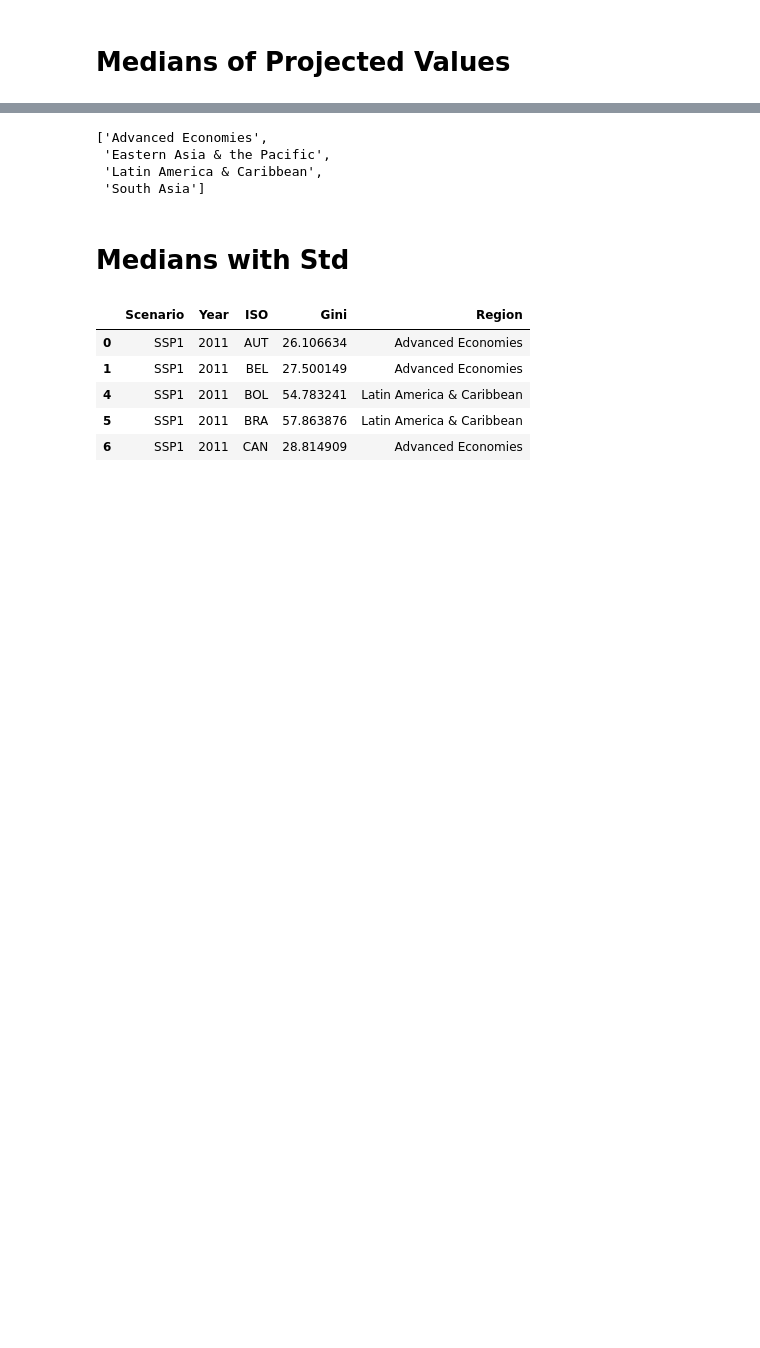
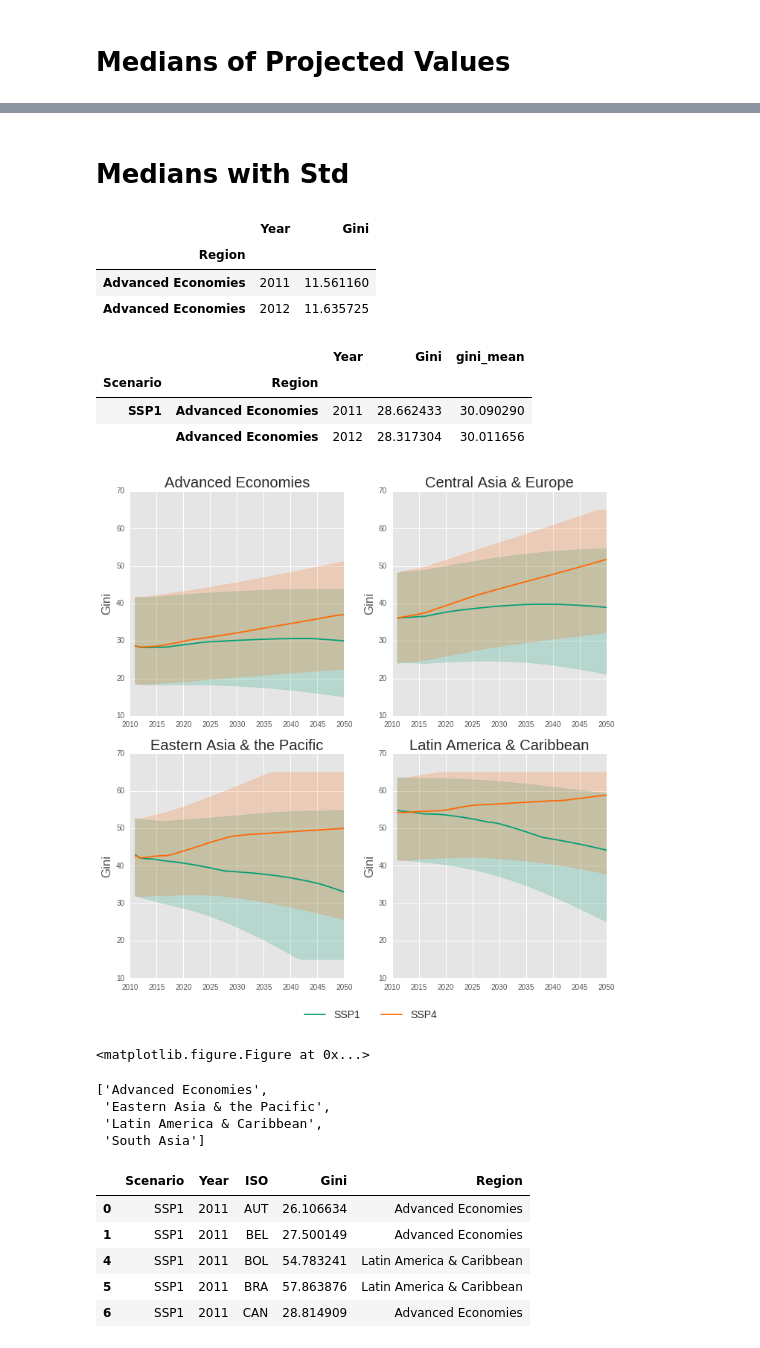
Before and after one commit to gidden/gini_projections_rao_2018, a Jupyter notebook: si_plots.ipynb, the cells around one changed output, grey strips where cells are left out. Drawn from its saved outputs; the diff is of its cells as text; code cells hidden in the pictures; blank space fills up the shorter version.

```diff
--- a/si_plots.ipynb
+++ b/si_plots.ipynb
@@ -223,4 +238,62 @@ plt.clf()
 <matplotlib.figure.Figure at 0x...>
+# %% [markdown]
+# Medians with Std
+# %%
+std = mdf[mdf.Scenario == 'std']
+std.Gini = std.Gini ** 2 # var
+std = (std).groupby(['Region', 'Year']).mean() ** 0.5
+std = std.reset_index().set_index('Region')
+std.head(2)
+# %% [output]
+|  | Year | Gini |
+| Region |  |  |
+| Advanced Economies | 2011 | 11.561160 |
+| Advanced Economies | 2012 | 11.635725 |
+# %%
+data = mdf[mdf.Scenario.isin(ssps)]
+grp = data.groupby(['Region', 'Scenario', 'Year'])
+data = grp.median()
+data['gini_mean'] = grp.mean()
+data = data.reset_index().set_index(['Scenario', 'Region'])
+data.head(2)
+# %% [output]
+|  |  | Year | Gini | gini_mean |
+| Scenario | Region |  |  |  |
+| SSP1 | Advanced Economies | 2011 | 28.662433 | 30.090290 |
+|  | Advanced Economies | 2012 | 28.317304 | 30.011656 |
+# %%
+ssps = ['SSP1', 'SSP4']
+plt.rcParams.update({'font.size': 14})
+
+#colors = ["#009E73", "#0072B2", "#D55E00", "#E69F00", "#CC0066"]
+scolors = [colors[0], colors[3]]
+
+fig, axs = plt.subplots(2, 2, figsize=(10, 10))
+for ax, reg in zip(axs.ravel(), mregions):
+    s = std.loc[reg]
+    for c, ssp in enumerate(ssps):
+        d = data.loc[(ssp, reg)]
+        ax.plot(d.Year, d.Gini, c=scolors[c])
+        lb = pd.Series(d.gini_mean.values - s.Gini.values).apply(lambda x: max(x, 15))
+        ub = pd.Series(d.gini_mean.values + s.Gini.values).apply(lambda x: min(x, 65))
+        ax.fill_between(d.Year, lb, ub, alpha=.2, color=scolors[c])
+    #data.loc[reg].unstack('Scenario').plot(ax=ax, legend=False, color=colors)
+    ax.set_title(reg)
+    ax.set_ylim(10, 70)
+    ax.set_xlim(2010, 2050)
+    ax.set_ylabel('Gini')
+    ax.set_xlabel('')
+handles, labels = ax.get_legend_handles_labels()
+labels = sorted(ssps)
+legend = plt.legend(handles, labels, loc='upper center', bbox_to_anchor=(-.1,-0.1),
+          fontsize=14, ncol=5)
+plt.tight_layout()
+plt.savefig('stds.png'.format(ssp), dpi=300, bbox_inches='tight', bbox_extra_artists=[legend])
+plt.show()
+plt.clf()
+# %% [output]
+[figure, added]
+<matplotlib.figure.Figure at 0x...>
 # %%
 mregions
 # %% [output]
@@ -228,8 +301,6 @@ mregions
  'Eastern Asia & the Pacific',
  'Latin America & Caribbean',
  'South Asia']
-# %% [markdown]
-# Medians with Std
 # %%
 mdf.head()
 std =
```
Also changed, not shown: parts of 2 cells of this notebook, 1 other file.
